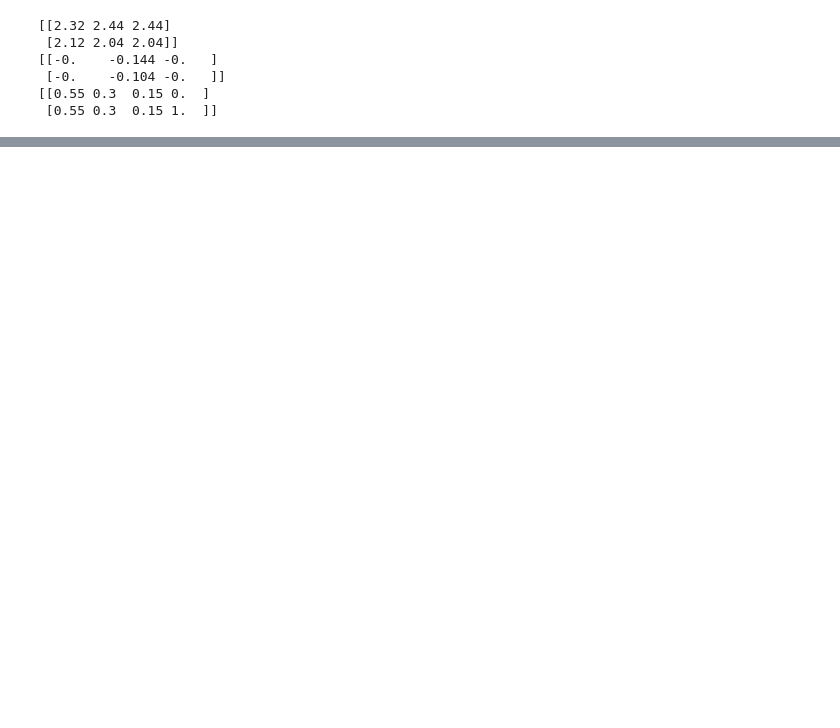
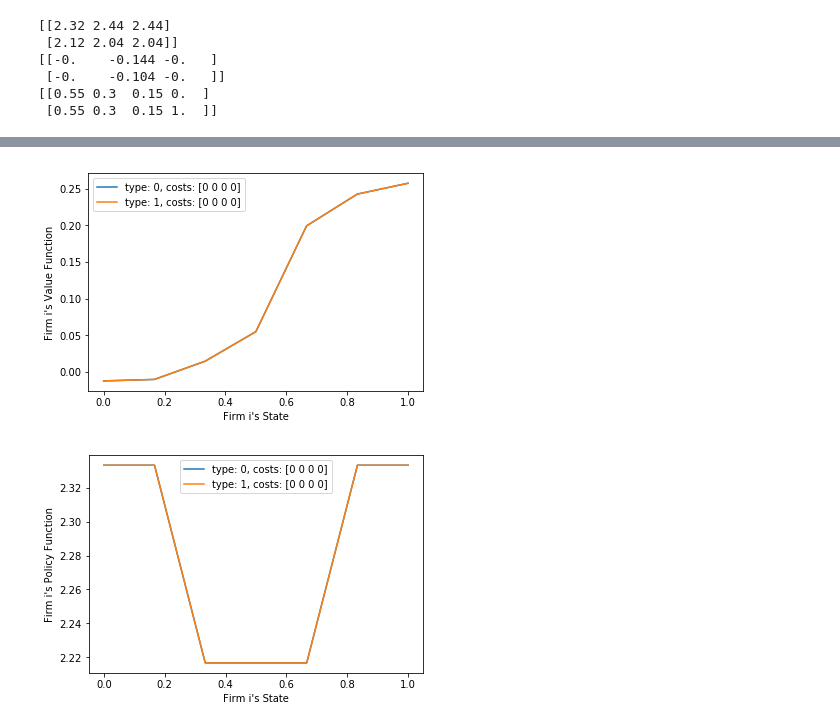
Before and after one commit to ericschulman/tx_milk_2yp, a Jupyter notebook: types2.ipynb, the cells around one changed output, grey strips where cells are left out. Drawn from its saved outputs; the diff is of its cells as text; code cells hidden in the pictures; blank space fills up the shorter version.

```diff
--- a/types2.ipynb
+++ b/types2.ipynb
@@ -216,0 +552,17 @@ print update_state([[2,1,2],[2,1,2]], new_states, new_shocks, params).get_all(ty
+# %%
+params =  2.5, -.3, 2.5, -.3, .1, .3, .9 #beta comes lasts
+value, policy, bids, states, shocks, params = set_up_env(3, 70, 6, params)
+
+#play with initial policy
+value,  policy = markov_perfect_eq(.0001, 100, value, policy, bids, states, shocks, params)
+
+#generate states for graphing
+graph_shocks = np.array([[0,0,0,0]])
+cross_states, cross_shocks = gen_cross(states, graph_shocks)
+
+#roll the operator forward using shocks I intend to graph
+policy0, ic = ic_policy_helper(value, policy, bids, states, graph_shocks, params)
+graph_functions(value, policy0, cross_states, cross_shocks, ['Value','Policy'], [0,1])
+# %% [output]
+[figure, added]
+[figure, added]
```
Also changed, not shown: parts of 14 cells of this notebook, 1 other file.
